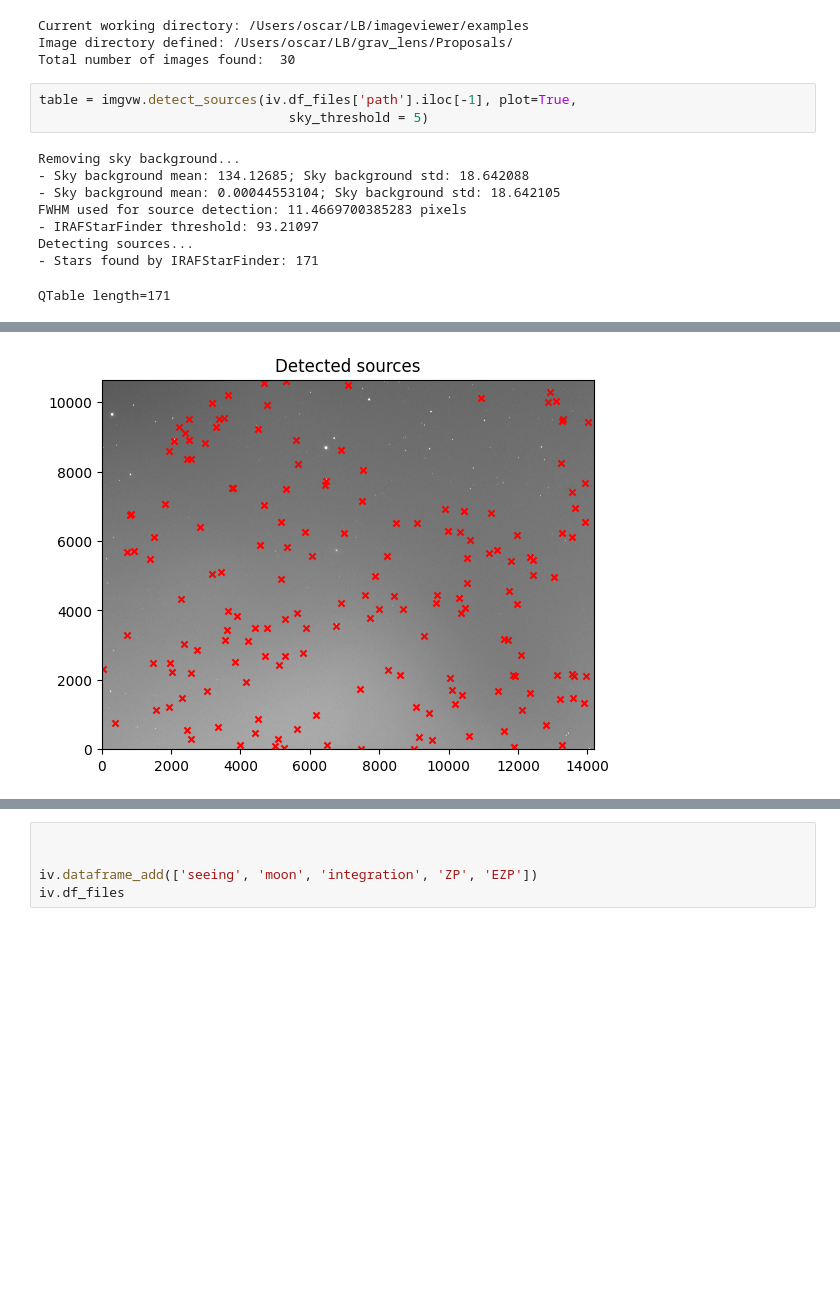
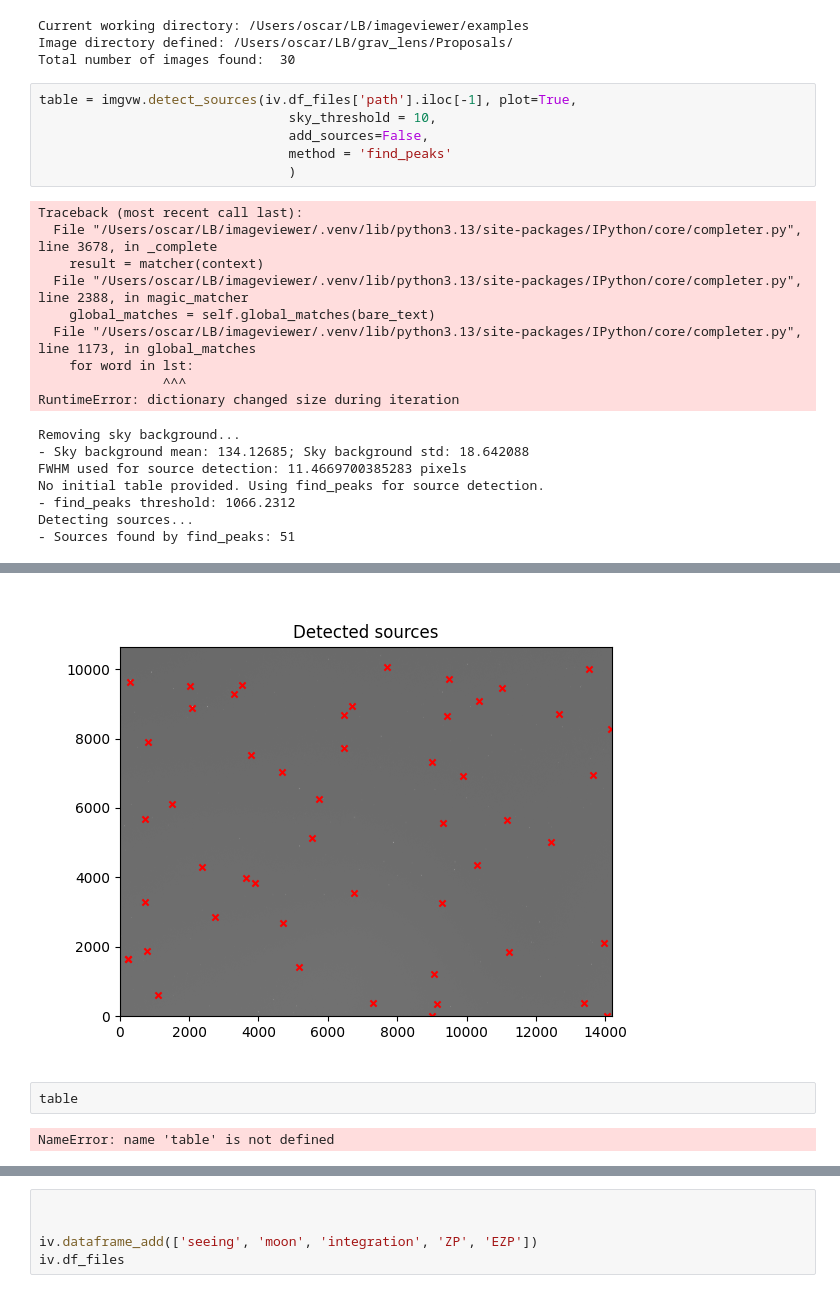
Before and after one commit to oscar-s-p/imageviewer, a Jupyter notebook: examples/photometry.ipynb, the cells around one changed output, grey strips where cells are left out. Saved outputs shown, nothing was run; the diff lists cells and outputs as text; blank space fills up the shorter version.

```diff
--- a/examples/photometry.ipynb
+++ b/examples/photometry.ipynb
@@ -37,13 +37,24 @@ Image directory defined: /Users/oscar/LB/grav_lens/Proposals/
 Total number of images found:  30
 # %%
 table = imgvw.detect_sources(iv.df_files['path'].iloc[-1], plot=True,
-                                sky_threshold = 5)
+                                sky_threshold = 10,
+                                add_sources=False,
+                                method = 'find_peaks'
+                                )
 # %% [output]
-Removing sky background...
-- Sky background mean: 134.12685; Sky background std: 18.642088
-- Sky background mean: 0.00044553104; Sky background std: 18.642105
-FWHM used for source detection: 11.4669700385283 pixels
-- IRAFStarFinder threshold: 93.21097
-Detecting sources...
-- Stars found by IRAFStarFinder: 171
+Traceback (most recent call last):
+  File "/Users/oscar/LB/imageviewer/.venv/lib/python3.13/site-packages/IPython/core/completer.py", line 3678, in _complete
+    result = matcher(context)
+  File "/Users/oscar/LB/imageviewer/.venv/lib/python3.13/site-packages/IPython/core/completer.py", line 2388, in magic_matcher
+    global_matches = self.global_matches(bare_text)
+  File "/Users/oscar/LB/imageviewer/.venv/lib/python3.13/site-packages/IPython/core/completer.py", line 1173, in global_matches
+    for word in lst:
+                ^^^
+RuntimeError: dictionary changed size during iteration
-QTable length=171
+Removing sky background...
+- Sky background mean: 134.12685; Sky background std: 18.642088
+FWHM used for source detection: 11.4669700385283 pixels
+No initial table provided. Using find_peaks for source detection.
+- find_peaks threshold: 1066.2312
+Detecting sources...
+- Sources found by find_peaks: 51
@@ -68,4 +61,8 @@ QTable length=171
-[figure, old version]
+[figure, new version]
+# %%
+table
+# %% [output]
+NameError: name 'table' is not defined
 # %%
 # iv.header_info(-1, iloc=True, interesting_keys='all', )
 
```
Also changed, not shown: parts of 4 cells of this notebook, 3 other files.
